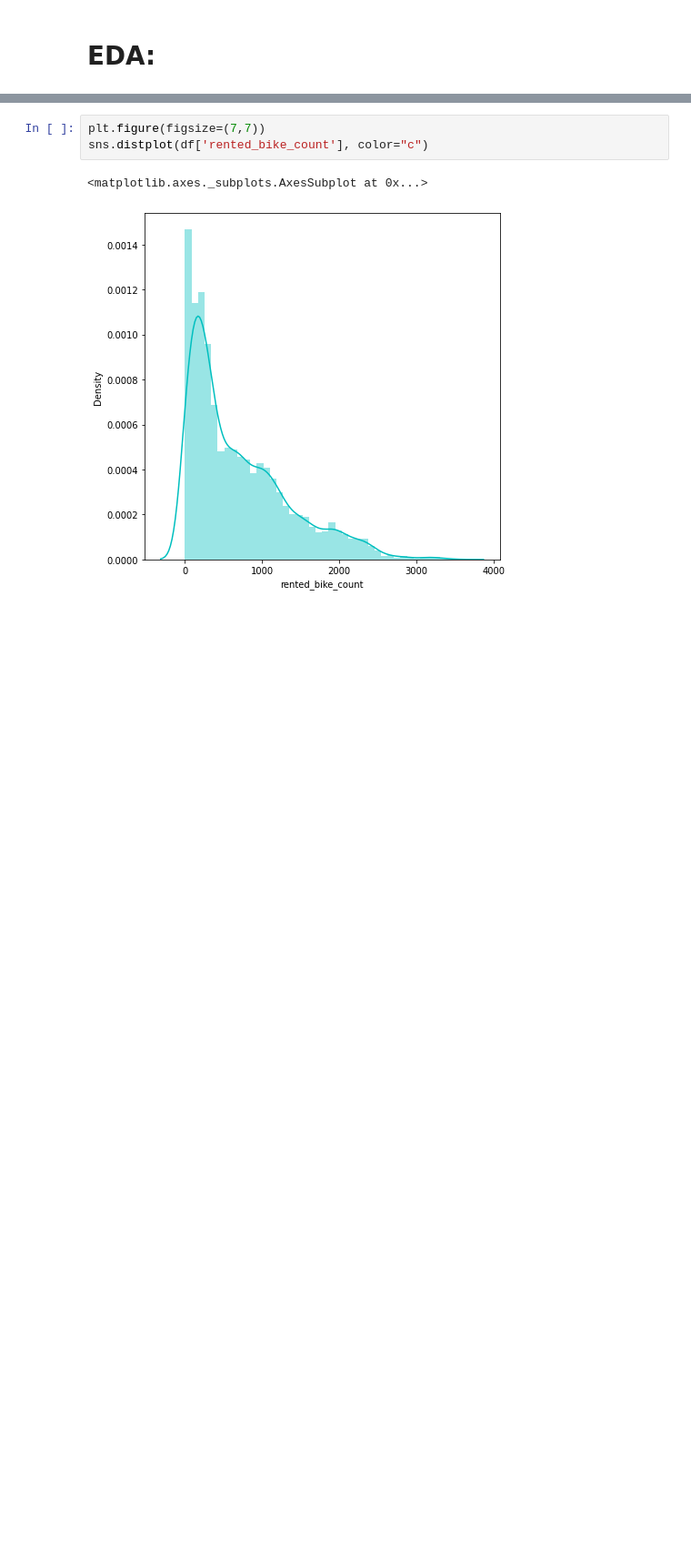
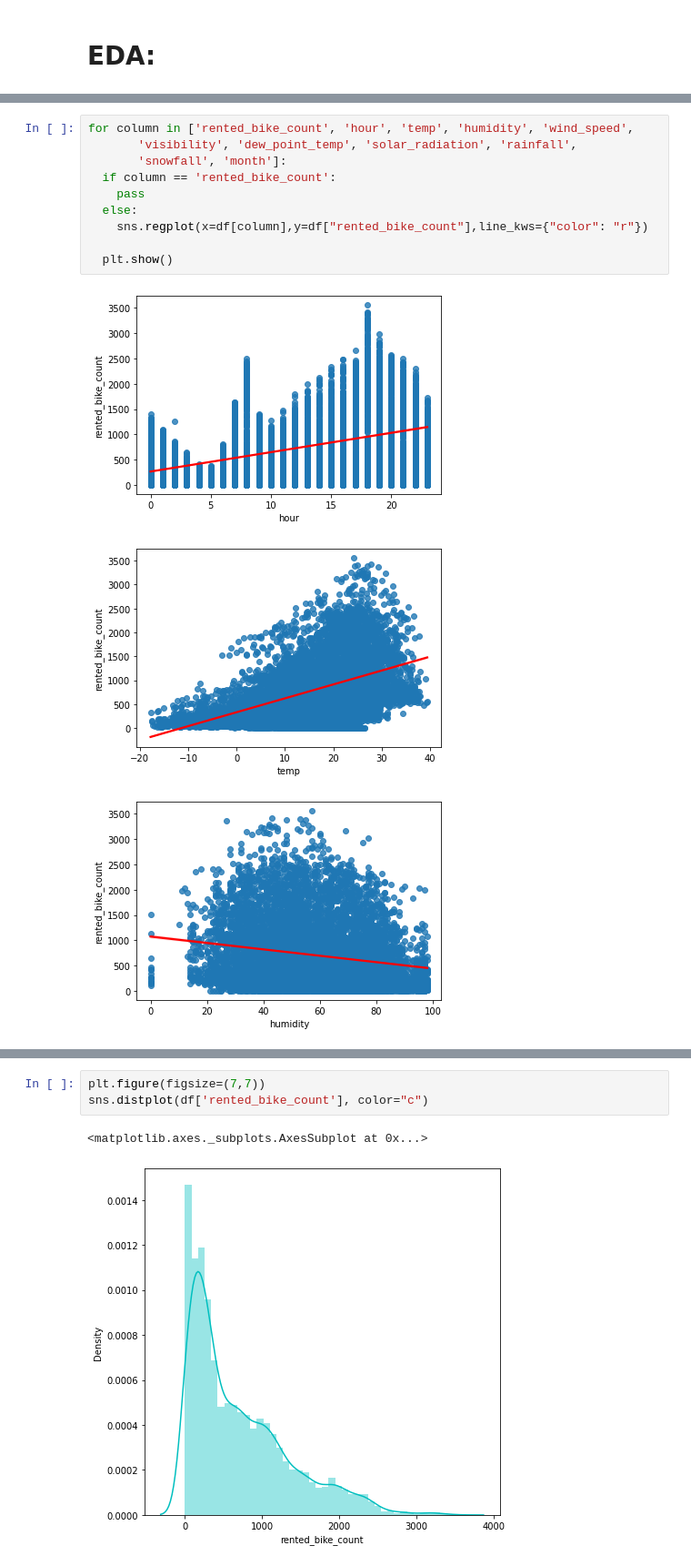
Before and after one commit to VaibhavBhusawale/-Bike-Sharing-Demand-Prediction, a Jupyter notebook: Bike_Sharing_Demand_Prediction_Capstone_Project_(Shaloy,_Smriti,_Vaibhav).ipynb, the cells around one changed output, grey strips where cells are left out. Shown at 91% size. Cells and saved outputs as stored; diff of their text form; blank space fills up the shorter version.

```diff
--- a/Bike_Sharing_Demand_Prediction_Capstone_Project_(Shaloy,_Smriti,_Vaibhav).ipynb
+++ b/Bike_Sharing_Demand_Prediction_Capstone_Project_(Shaloy,_Smriti,_Vaibhav).ipynb
@@ -214,0 +321,14 @@ sns.barplot(df["func_day"],df['rented_bike_count'])
+# %%
+for column in ['rented_bike_count', 'hour', 'temp', 'humidity', 'wind_speed',
+       'visibility', 'dew_point_temp', 'solar_radiation', 'rainfall',
+       'snowfall', 'month']:
+  if column == 'rented_bike_count':
+    pass
+  else:
+    sns.regplot(x=df[column],y=df["rented_bike_count"],line_kws={"color": "r"})
+
+  plt.show()
+# %% [output]
+[figure, added]
+[figure, added]
+[figure, added]
```
Also changed, not shown: parts of 44 cells of this notebook.
